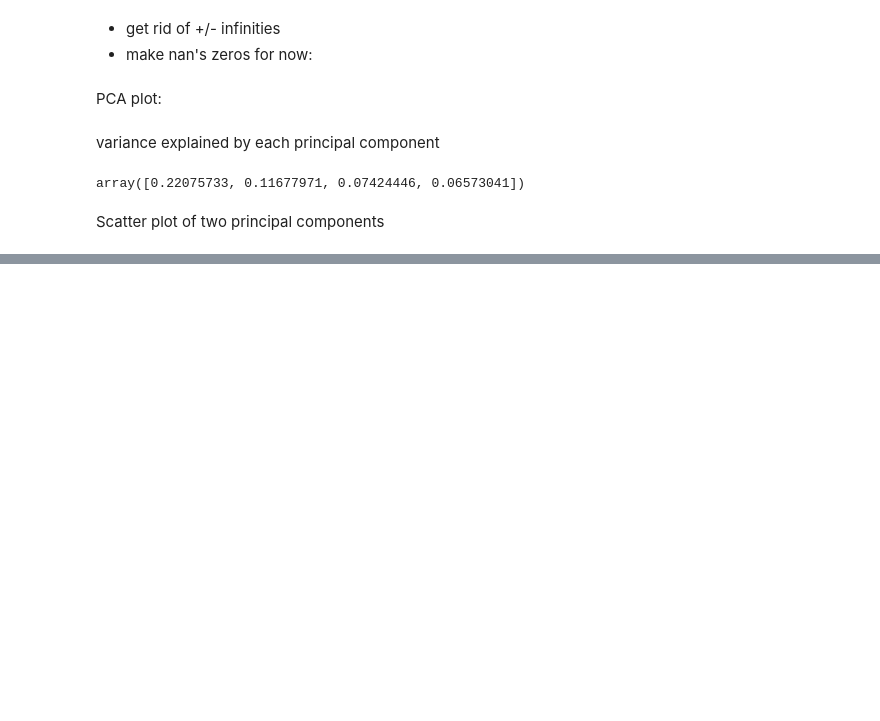
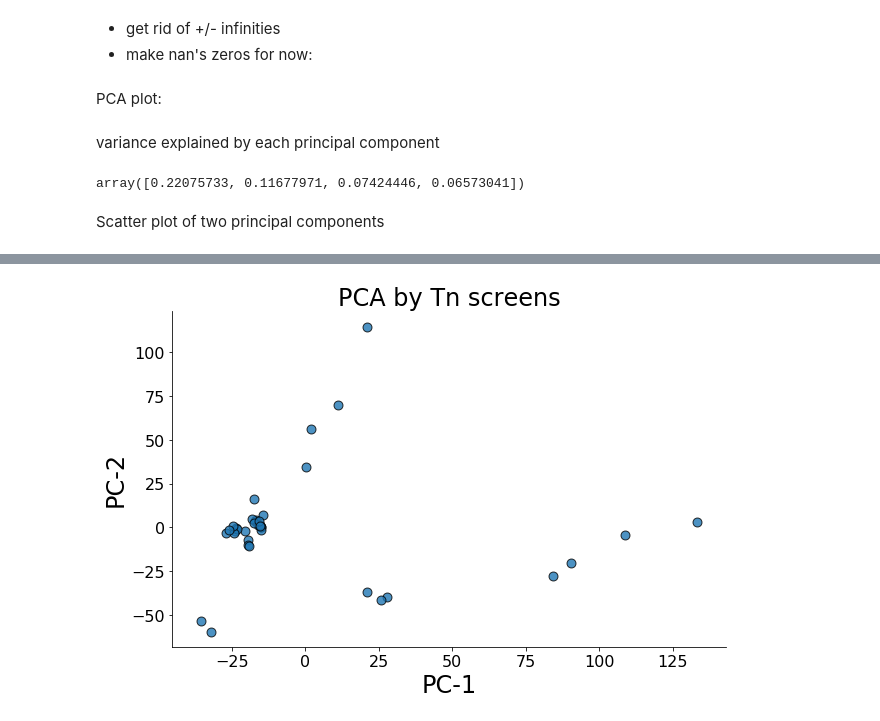
Before and after one commit to ajinich/mtb_tn_db, a Jupyter notebook: code/visualizations/pca_and_nmf.ipynb, the cells around one changed output, grey strips where cells are left out. Cells and saved outputs as stored; diff of their text form; code cells hidden in the pictures; blank space fills up the shorter version.

Commit message:
added PCA by Tn-screens

```diff
--- a/code/visualizations/pca_and_nmf.ipynb
+++ b/code/visualizations/pca_and_nmf.ipynb
@@ -55,0 +71,12 @@ plt.savefig(fig_path, dpi = 300)
+# %%
+sns.lmplot( x="PC1", y="PC2",data=pc_df, fit_reg=False, scatter_kws={"s": 80, 'edgecolor':'k'}, height=6, aspect=1.5) # specify the point size
+xl = plt.xlabel('PC-1', fontsize = 24)
+yl = plt.ylabel('PC-2', fontsize = 24)
+xt = plt.xticks(fontsize=16)
+yt = plt.yticks(fontsize=16)
+plt.title('PCA by Tn screens', fontsize = 24)
+plt.tight_layout()
+fig_path = '../../figures/genome_visualizations/pca_2.png'
+plt.savefig(fig_path, dpi = 300)
+# %% [output]
+[figure, added]
```
Also changed, not shown: parts of 6 cells of this notebook, 3 other files.
